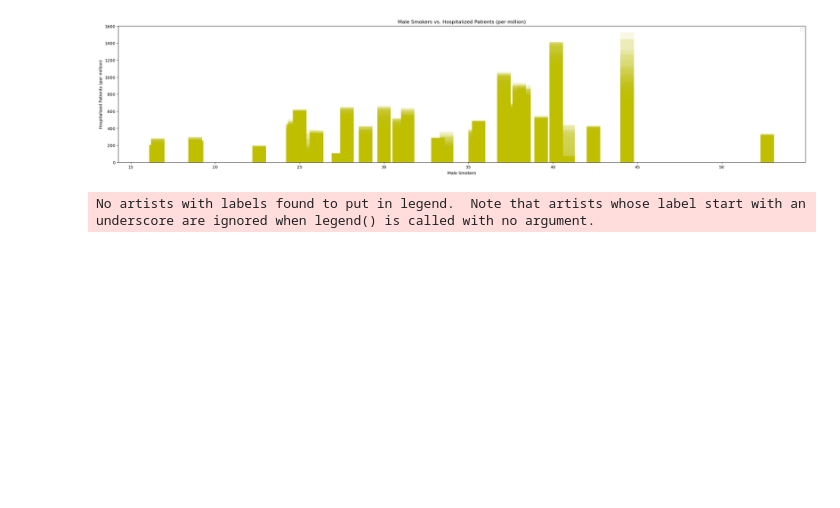
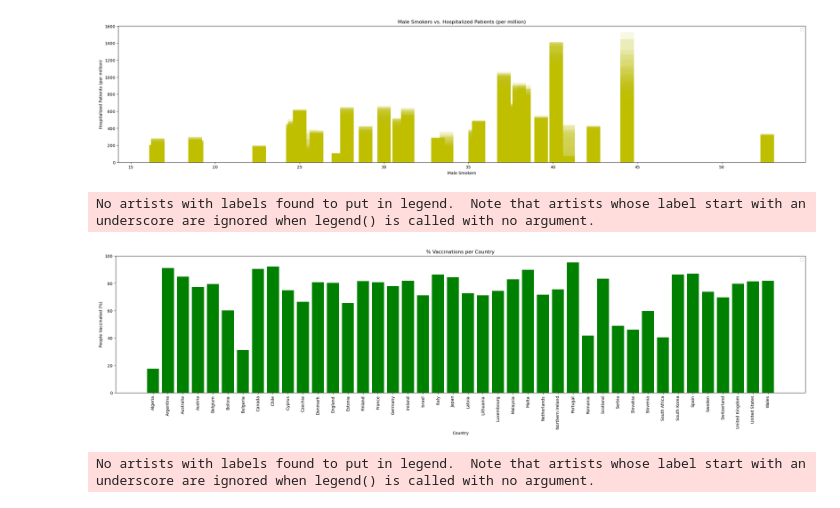
Before and after one commit to ss0ryan0/project1_group7, a Jupyter notebook: Code/project1_group7.ipynb, the cells around one changed output. Cells and saved outputs as stored; diff of their text form; code cells hidden in the pictures; blank space fills up the shorter version.

Commit message:
added country_vs_vax data

```diff
--- a/Code/project1_group7.ipynb
+++ b/Code/project1_group7.ipynb
@@ -416,6 +416,21 @@ plt.show()
 # %% [output]
 No artists with labels found to put in legend.  Note that artists whose label start with an underscore are ignored when legend() is called with no argument.
 [figure]
+# %%
+country_vax = icu_location[["Country", "People Vaccinated (per hundred)"]]
+
+
+plt.figure(figsize=(30, 6))
+plt.bar(country_vax["Country"], country_vax["People Vaccinated (per hundred)"], color="g")
+plt.title("% Vaccinations per Country")
+plt.xlabel("Country")
+plt.ylabel("People Vaccinated (%)")
+plt.xticks(rotation = "vertical")
+plt.legend()
+plt.show()
+# %% [output]
+No artists with labels found to put in legend.  Note that artists whose label start with an underscore are ignored when legend() is called with no argument.
+[figure, added]
 # %%
 country_pos = icu_location[["Country", "Positive Rate"]]
 
```
Also changed, not shown: parts of 3 cells of this notebook, 2 other files.
